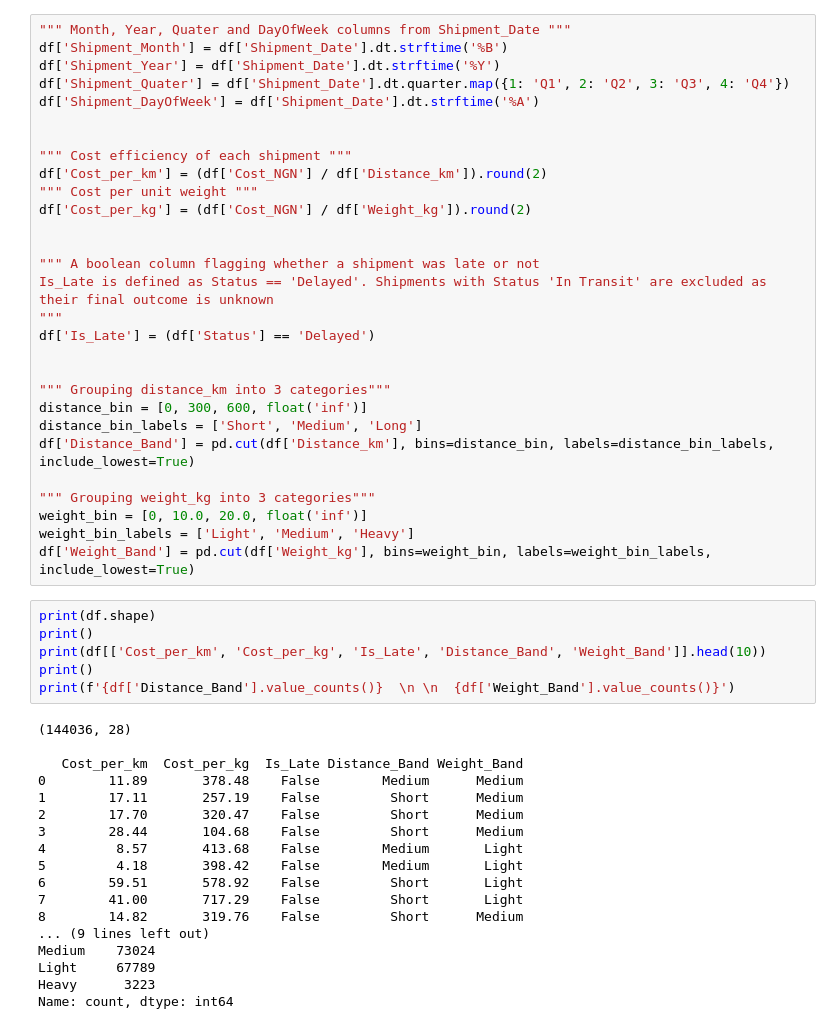
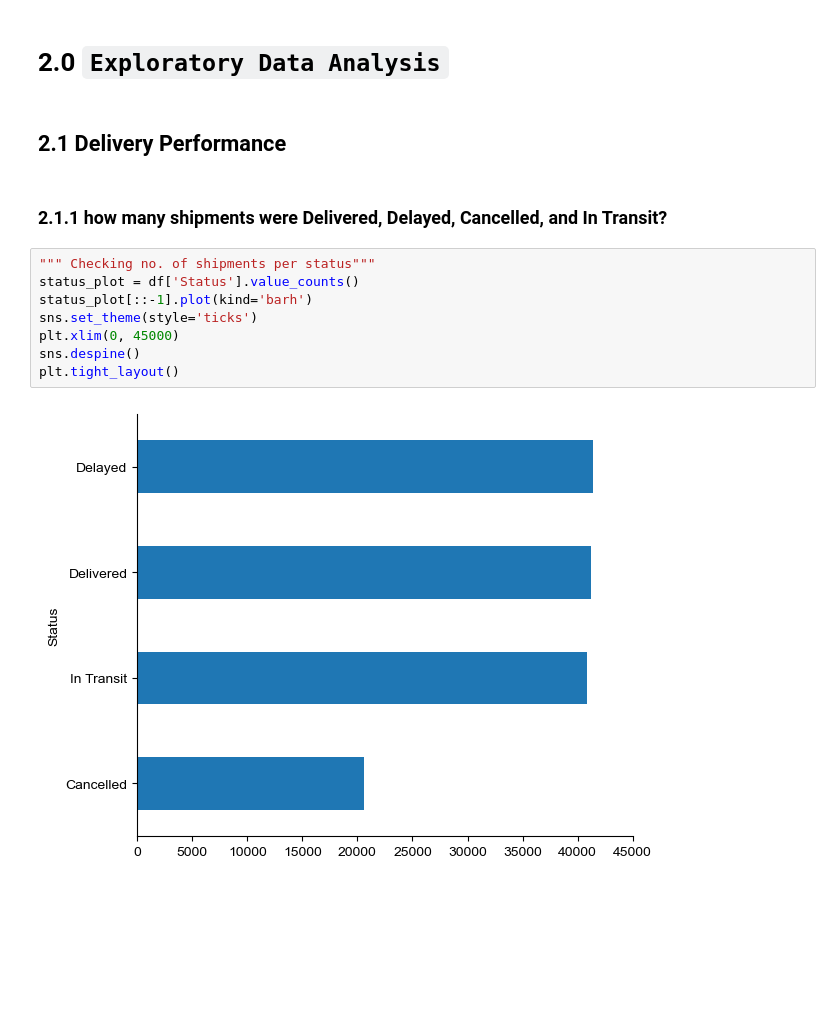
Before and after one commit to babatunde-dev-lab/ng_logistics_analysis, a Jupyter notebook: 02_eda.ipynb, the cells around one changed output. Drawn from its saved outputs; the diff is of its cells as text; blank space fills up the shorter version.

```diff
--- a/02_eda.ipynb
+++ b/02_eda.ipynb
@@ -12,53 +14,16 @@ df['Delivery_Date'] = pd.to_datetime(df['Delivery_Date'])
-# %%
-""" Month, Year, Quater and DayOfWeek columns from Shipment_Date """
-df['Shipment_Month'] = df['Shipment_Date'].dt.strftime('%B')
-df['Shipment_Year'] = df['Shipment_Date'].dt.strftime('%Y')
-df['Shipment_Quater'] = df['Shipment_Date'].dt.quarter.map({1: 'Q1', 2: 'Q2', 3: 'Q3', 4: 'Q4'})
-df['Shipment_DayOfWeek'] = df['Shipment_Date'].dt.strftime('%A')
-
-
-""" Cost efficiency of each shipment """
-df['Cost_per_km'] = (df['Cost_NGN'] / df['Distance_km']).round(2)
-""" Cost per unit weight """
-df['Cost_per_kg'] = (df['Cost_NGN'] / df['Weight_kg']).round(2)
-
-
-""" A boolean column flagging whether a shipment was late or not
-Is_Late is defined as Status == 'Delayed'. Shipments with Status 'In Transit' are excluded as their final outcome is unknown
-"""
-df['Is_Late'] = (df['Status'] == 'Delayed')
-
-
-""" Grouping distance_km into 3 categories"""
-distance_bin = [0, 300, 600, float('inf')]
-distance_bin_labels = ['Short', 'Medium', 'Long']
-df['Distance_Band'] = pd.cut(df['Distance_km'], bins=distance_bin, labels=distance_bin_labels, include_lowest=True)
-
-""" Grouping weight_kg into 3 categories"""
-weight_bin = [0, 10.0, 20.0, float('inf')]
-weight_bin_labels = ['Light', 'Medium', 'Heavy']
-df['Weight_Band'] = pd.cut(df['Weight_kg'], bins=weight_bin, labels=weight_bin_labels, include_lowest=True)
-# %%
-print(df.shape)
-print()
-print(df[['Cost_per_km', 'Cost_per_kg', 'Is_Late', 'Distance_Band', 'Weight_Band']].head(10))
-print()
-print(f'{df['Distance_Band'].value_counts()}  \n \n  {df['Weight_Band'].value_counts()}')
-# %% [output]
-(144036, 28)
-
-   Cost_per_km  Cost_per_kg  Is_Late Distance_Band Weight_Band
-0        11.89       378.48    False        Medium      Medium
-1        17.11       257.19    False         Short      Medium
-2        17.70       320.47    False         Short      Medium
-3        28.44       104.68    False         Short      Medium
-4         8.57       413.68    False        Medium       Light
-5         4.18       398.42    False        Medium       Light
-6        59.51       578.92    False         Short       Light
-7        41.00       717.29    False         Short       Light
-8        14.82       319.76    False         Short      Medium
-... (9 lines left out)
-Medium    73024
-Light     67789
-Heavy      3223
-Name: count, dtype: int64
+# %% [markdown]
+# 2.0 `Exploratory Data Analysis`
+# %% [markdown]
+## 2.1 Delivery Performance
+# %% [markdown]
+### 2.1.1 how many shipments were Delivered, Delayed, Cancelled, and In Transit?
+# %%
+""" Checking no. of shipments per status"""
+status_plot = df['Status'].value_counts()
+status_plot[::-1].plot(kind='barh')
+sns.set_theme(style='ticks')
+plt.xlim(0, 45000)
+sns.despine()
+plt.tight_layout()
+# %% [output]
+[figure, added]
```
Also changed, not shown: parts of 47 cells of this notebook, 2 other files.
